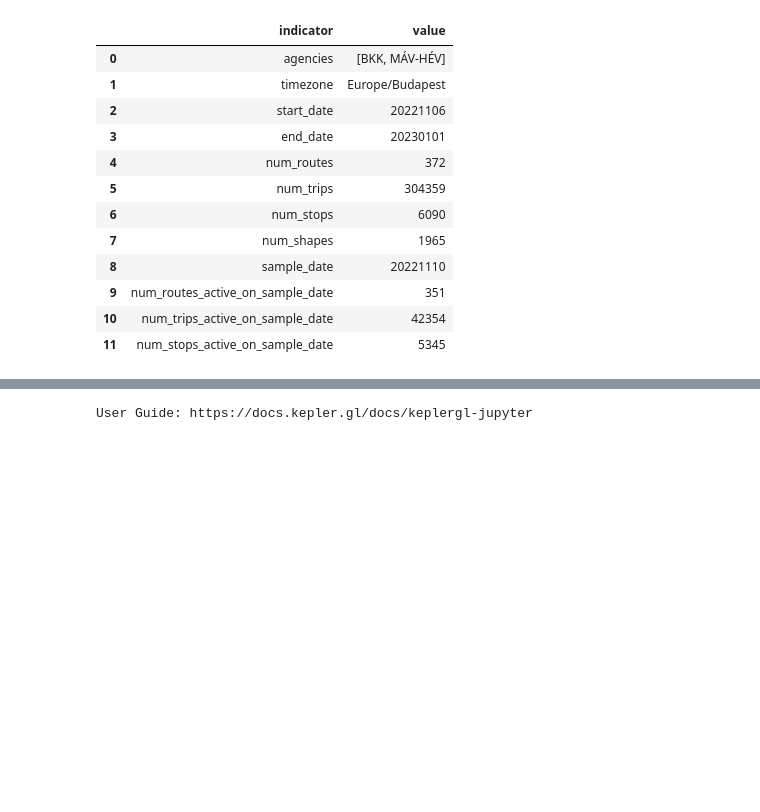
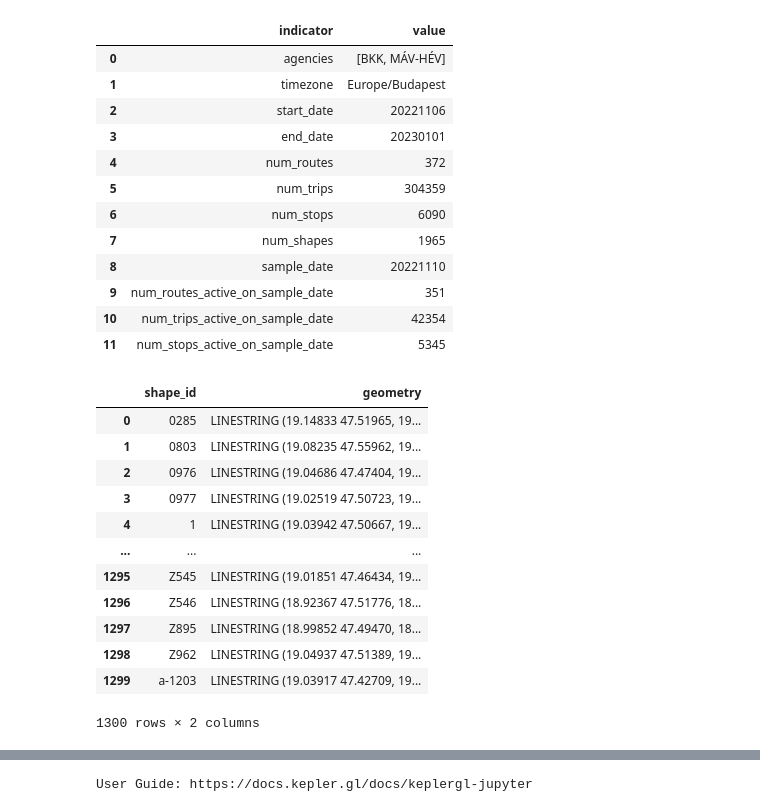
Before and after one commit to BGera89/Big_Data_Homework, a Jupyter notebook: gera.ipynb, the cells around one changed output, grey strips where cells are left out. Drawn from its saved outputs; the diff is of its cells as text; code cells hidden in the pictures; blank space fills up the shorter version.

```diff
--- a/gera.ipynb
+++ b/gera.ipynb
@@ -101,3 +127,19 @@ trans.describe()
 # %%
 import gtfs_functions as gtfs
 routes, stops, stop_times, trips, shapes = gtfs.import_gtfs("GTFS.zip")
+# %%
+shapes
+# %% [output]
+|  | shape_id | geometry |
+| 0 | 0285 | LINESTRING (19.14833 47.51965, 19... |
+| 1 | 0803 | LINESTRING (19.08235 47.55962, 19... |
+| 2 | 0976 | LINESTRING (19.04686 47.47404, 19... |
+| 3 | 0977 | LINESTRING (19.02519 47.50723, 19... |
+| 4 | 1 | LINESTRING (19.03942 47.50667, 19... |
+| ... | ... | ... |
+| 1295 | Z545 | LINESTRING (19.01851 47.46434, 19... |
+| 1296 | Z546 | LINESTRING (18.92367 47.51776, 18... |
+| 1297 | Z895 | LINESTRING (18.99852 47.49470, 18... |
+| 1298 | Z962 | LINESTRING (19.04937 47.51389, 19... |
+| 1299 | a-1203 | LINESTRING (19.03917 47.42709, 19... |
+1300 rows × 2 columns
```
Also changed, not shown: parts of 5 cells of this notebook.
